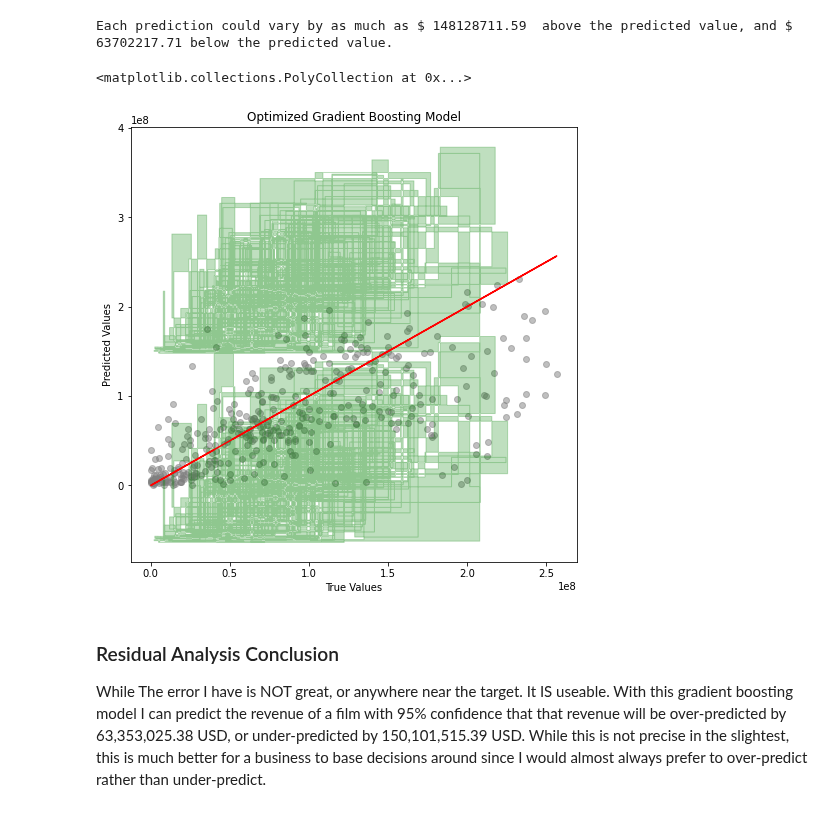
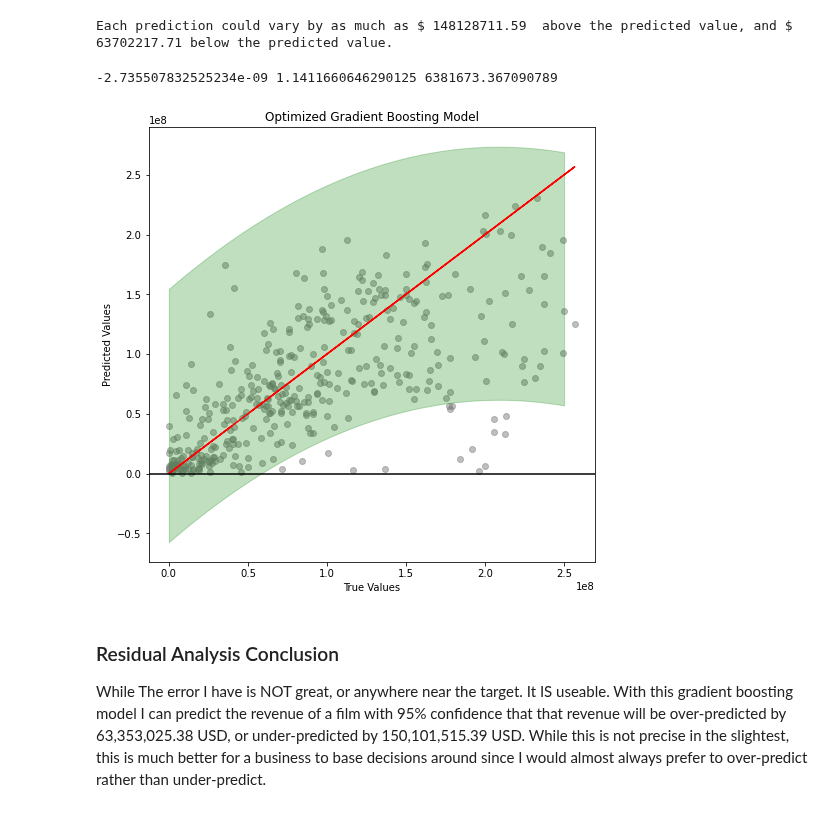
Before and after one commit to NickD-Dean/Springboard, a Jupyter notebook: Capstone Project 2/Code/05.2 - Modeling & Reducing Dimensionality-V2.0-log transform problem.ipynb, the cells around one changed output. Cells and saved outputs as stored; diff of their text form; code cells hidden in the pictures.

Commit message:
Solved error shading problem in 05.2, worked on 07 up to randomizedsearch parameters

```diff
--- a/Capstone Project 2/Code/05.2 - Modeling & Reducing Dimensionality-V2.0-log transform problem.ipynb
+++ b/Capstone Project 2/Code/05.2 - Modeling & Reducing Dimensionality-V2.0-log transform problem.ipynb
@@ -762,18 +762,25 @@ print('Each prediction could vary by as much as $', str(round(Upper, 2)), ' abov
       str(round(np.abs(Lower), 2)), 'below the predicted value.')
 # %% [output]
 Each prediction could vary by as much as $ 148128711.59  above the predicted value, and $ 63702217.71 below the predicted value.
+# %%
+a, b, d = np.polyfit(exp_y_test, grade_preds, 2)
+print(a, b, d)
+# %% [output]
+-2.735507832525234e-09 1.1411660646290125 6381673.367090789
 # %%
 # Plotting predicted vs true values with line of 0 Percent error in red, and error window in green
 plt.figure(figsize=(8,8))
 plt.scatter(exp_y_test, grade_preds, alpha=0.5, color='grey')
 plt.title('Optimized Gradient Boosting Model')
 plt.ylabel('Predicted Values')
 plt.xlabel('True Values')
 plt.plot(exp_y_test, exp_y_test, color='r')
-plt.fill_between(exp_y_test, grade_preds+Lower, grade_preds+Upper, alpha=0.25, color='g', step='mid')
+plt.axhline(y=0, color='k')
+#plotting error on graph
+x = np.arange(-1, 2.5e8, 1000)
+plt.fill_between(x, (a*x**2 + b*x + d)+Lower, (a*x**2 + b*x + d)+Upper, alpha=0.25, color='g');
 # %% [output]
-<matplotlib.collections.PolyCollection at 0x...>
-[figure, old version]
+[figure, new version]
 # %% [markdown]
 ### Residual Analysis Conclusion
 
```
Also changed, not shown: 1 other file.
